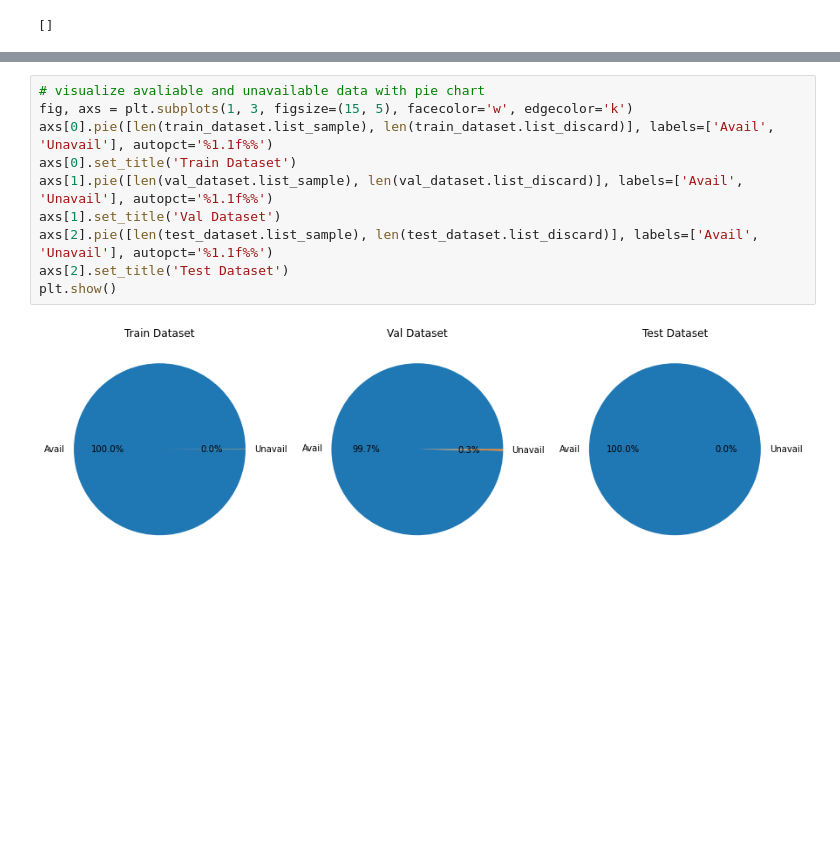
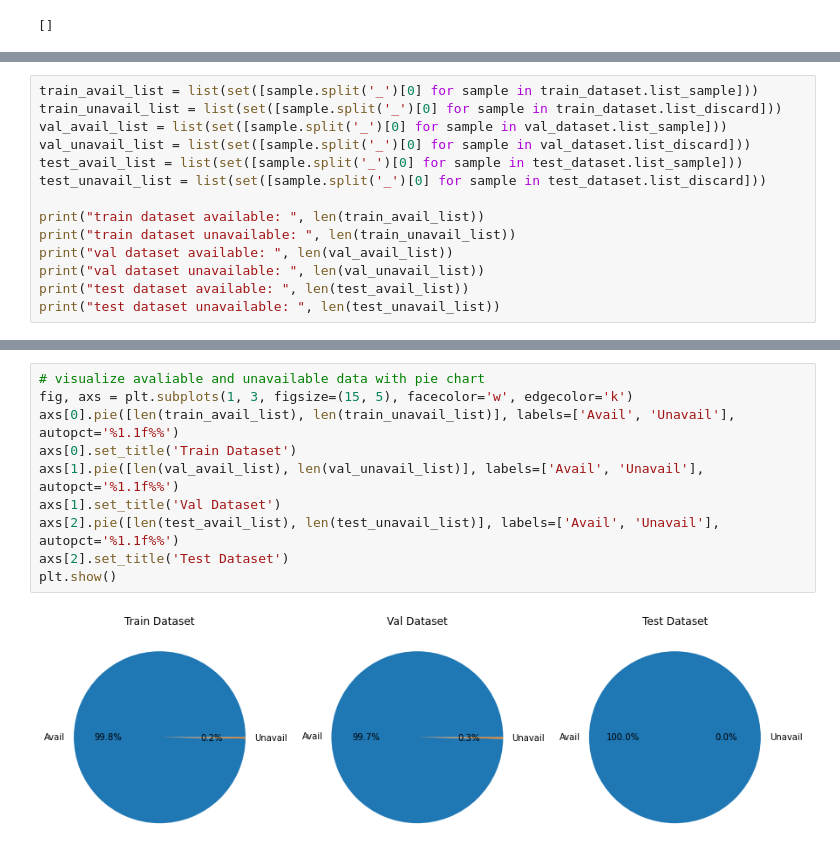
Before and after one commit to dabinkim0/CondFoleyGen-Onset-RMS-Prediction, a Jupyter notebook: specvqgan/onset_baseline/check_unavailable_videos.ipynb, the cells around one changed output, grey strips where cells are left out. Cells and saved outputs as stored; diff of their text form; blank space fills up the shorter version.

Commit message:
check duplicated videos in train-valid-test

```diff
--- a/specvqgan/onset_baseline/check_unavailable_videos.ipynb
+++ b/specvqgan/onset_baseline/check_unavailable_videos.ipynb
@@ -100,0 +101,14 @@ test dataset unavailable:  0
+# %%
+train_avail_list = list(set([sample.split('_')[0] for sample in train_dataset.list_sample]))
+train_unavail_list = list(set([sample.split('_')[0] for sample in train_dataset.list_discard]))
+val_avail_list = list(set([sample.split('_')[0] for sample in val_dataset.list_sample]))
+val_unavail_list = list(set([sample.split('_')[0] for sample in val_dataset.list_discard]))
+test_avail_list = list(set([sample.split('_')[0] for sample in test_dataset.list_sample]))
+test_unavail_list = list(set([sample.split('_')[0] for sample in test_dataset.list_discard]))
+
+print("train dataset available: ", len(train_avail_list))
+print("train dataset unavailable: ", len(train_unavail_list))
+print("val dataset available: ", len(val_avail_list))
+print("val dataset unavailable: ", len(val_unavail_list))
+print("test dataset available: ", len(test_avail_list))
+print("test dataset unavailable: ", len(test_unavail_list))
@@ -101,12 +130,12 @@ test dataset unavailable:  0
 # %%
 # visualize avaliable and unavailable data with pie chart
 fig, axs = plt.subplots(1, 3, figsize=(15, 5), facecolor='w', edgecolor='k')
-axs[0].pie([len(train_dataset.list_sample), len(train_dataset.list_discard)], labels=['Avail', 'Unavail'], autopct='%1.1f%%')
+axs[0].pie([len(train_avail_list), len(train_unavail_list)], labels=['Avail', 'Unavail'], autopct='%1.1f%%')
 axs[0].set_title('Train Dataset')
-axs[1].pie([len(val_dataset.list_sample), len(val_dataset.list_discard)], labels=['Avail', 'Unavail'], autopct='%1.1f%%')
+axs[1].pie([len(val_avail_list), len(val_unavail_list)], labels=['Avail', 'Unavail'], autopct='%1.1f%%')
 axs[1].set_title('Val Dataset')
-axs[2].pie([len(test_dataset.list_sample), len(test_dataset.list_discard)], labels=['Avail', 'Unavail'], autopct='%1.1f%%')
+axs[2].pie([len(test_avail_list), len(test_unavail_list)], labels=['Avail', 'Unavail'], autopct='%1.1f%%')
 axs[2].set_title('Test Dataset')
 plt.show()
 # %% [output]
-[figure, old version]
+[figure, new version]
```
Also changed, not shown: parts of 9 cells of this notebook.
